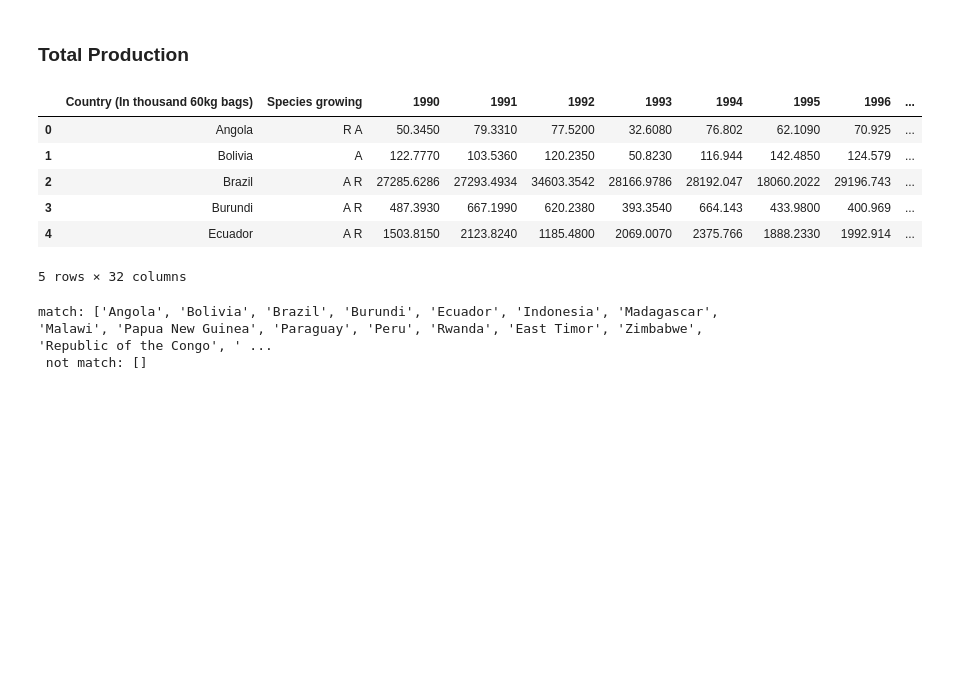
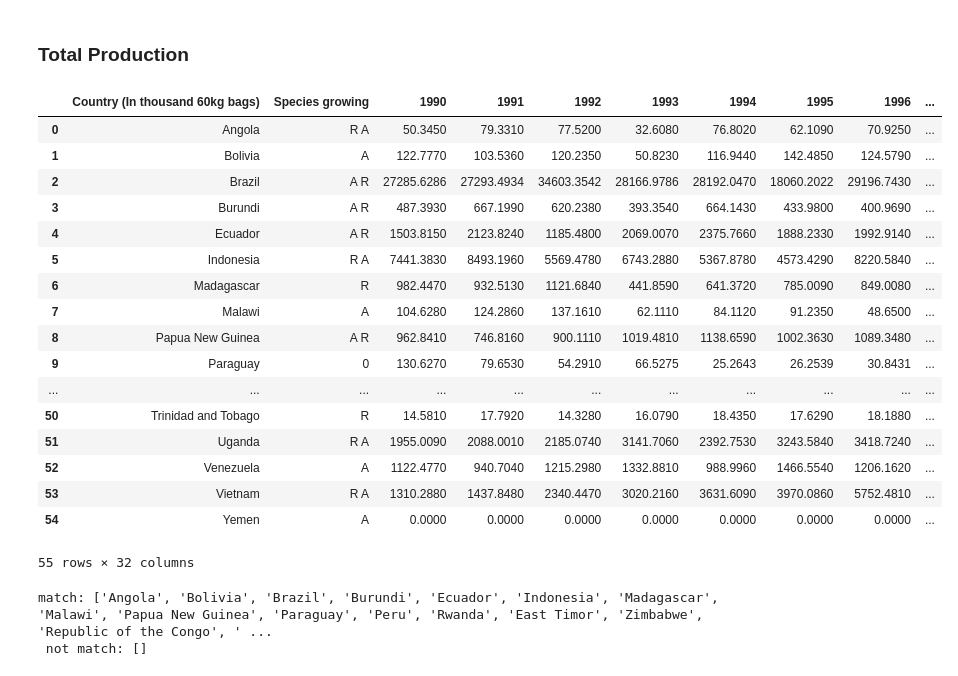
Before and after one commit to wingylui/Coffee_Trading, a Jupyter notebook: dataset_conversion/trading_data_conversion.ipynb, the cells around one changed output. Drawn from its saved outputs; the diff is of its cells as text; code cells hidden in the pictures; blank space fills up the shorter version.

```diff
--- a/dataset_conversion/trading_data_conversion.ipynb
+++ b/dataset_conversion/trading_data_conversion.ipynb
@@ -209,17 +209,28 @@ grower_received_grp
 # %%
 production_df = pd.read_csv("../Dataset/international_coffee_organization/Supply/Total_production.csv")
 production_df.columns = ["Country (In thousand 60kg bags)", "Species growing", "1990", "1991", "1992", "1993", "1994", "1995",
                          "1996", "1997", "1998", "1999", "2000", "2001", "2002", "2003", "2004", "2005", "2006", "2007",
                          "2008", "2009", "2010", "2011", "2012", "2013", "2014", "2015", "2016", "2017", "2018", "2019"]
-production_df.head()
+production_df
 # %% [output]
 |  | Country (In thousand 60kg bags) | Species growing | 1990 | 1991 | 1992 | 1993 | 1994 | 1995 | 1996 | ... |
-| 0 | Angola | R A | 50.3450 | 79.3310 | 77.5200 | 32.6080 | 76.802 | 62.1090 | 70.925 | ... |
-| 1 | Bolivia | A | 122.7770 | 103.5360 | 120.2350 | 50.8230 | 116.944 | 142.4850 | 124.579 | ... |
-| 2 | Brazil | A R | 27285.6286 | 27293.4934 | 34603.3542 | 28166.9786 | 28192.047 | 18060.2022 | 29196.743 | ... |
-| 3 | Burundi | A R | 487.3930 | 667.1990 | 620.2380 | 393.3540 | 664.143 | 433.9800 | 400.969 | ... |
-| 4 | Ecuador | A R | 1503.8150 | 2123.8240 | 1185.4800 | 2069.0070 | 2375.766 | 1888.2330 | 1992.914 | ... |
+| 0 | Angola | R A | 50.3450 | 79.3310 | 77.5200 | 32.6080 | 76.8020 | 62.1090 | 70.9250 | ... |
+| 1 | Bolivia | A | 122.7770 | 103.5360 | 120.2350 | 50.8230 | 116.9440 | 142.4850 | 124.5790 | ... |
+| 2 | Brazil | A R | 27285.6286 | 27293.4934 | 34603.3542 | 28166.9786 | 28192.0470 | 18060.2022 | 29196.7430 | ... |
+| 3 | Burundi | A R | 487.3930 | 667.1990 | 620.2380 | 393.3540 | 664.1430 | 433.9800 | 400.9690 | ... |
+| 4 | Ecuador | A R | 1503.8150 | 2123.8240 | 1185.4800 | 2069.0070 | 2375.7660 | 1888.2330 | 1992.9140 | ... |
+| 5 | Indonesia | R A | 7441.3830 | 8493.1960 | 5569.4780 | 6743.2880 | 5367.8780 | 4573.4290 | 8220.5840 | ... |
+| 6 | Madagascar | R | 982.4470 | 932.5130 | 1121.6840 | 441.8590 | 641.3720 | 785.0090 | 849.0080 | ... |
+| 7 | Malawi | A | 104.6280 | 124.2860 | 137.1610 | 62.1110 | 84.1120 | 91.2350 | 48.6500 | ... |
+| 8 | Papua New Guinea | A R | 962.8410 | 746.8160 | 900.1110 | 1019.4810 | 1138.6590 | 1002.3630 | 1089.3480 | ... |
+| 9 | Paraguay | 0 | 130.6270 | 79.6530 | 54.2910 | 66.5275 | 25.2643 | 26.2539 | 30.8431 | ... |
+| ... | ... | ... | ... | ... | ... | ... | ... | ... | ... | ... |
+| 50 | Trinidad and Tobago | R | 14.5810 | 17.7920 | 14.3280 | 16.0790 | 18.4350 | 17.6290 | 18.1880 | ... |
+| 51 | Uganda | R A | 1955.0090 | 2088.0010 | 2185.0740 | 3141.7060 | 2392.7530 | 3243.5840 | 3418.7240 | ... |
+| 52 | Venezuela | A | 1122.4770 | 940.7040 | 1215.2980 | 1332.8810 | 988.9960 | 1466.5540 | 1206.1620 | ... |
+| 53 | Vietnam | R A | 1310.2880 | 1437.8480 | 2340.4470 | 3020.2160 | 3631.6090 | 3970.0860 | 5752.4810 | ... |
+| 54 | Yemen | A | 0.0000 | 0.0000 | 0.0000 | 0.0000 | 0.0000 | 0.0000 | 0.0000 | ... |
-5 rows × 32 columns
+55 rows × 32 columns
 # %%
 # checking country name in the table
 # create two list to store all the country name that matching the json file or not matching the json file
```
Also changed, not shown: 16 other files.
